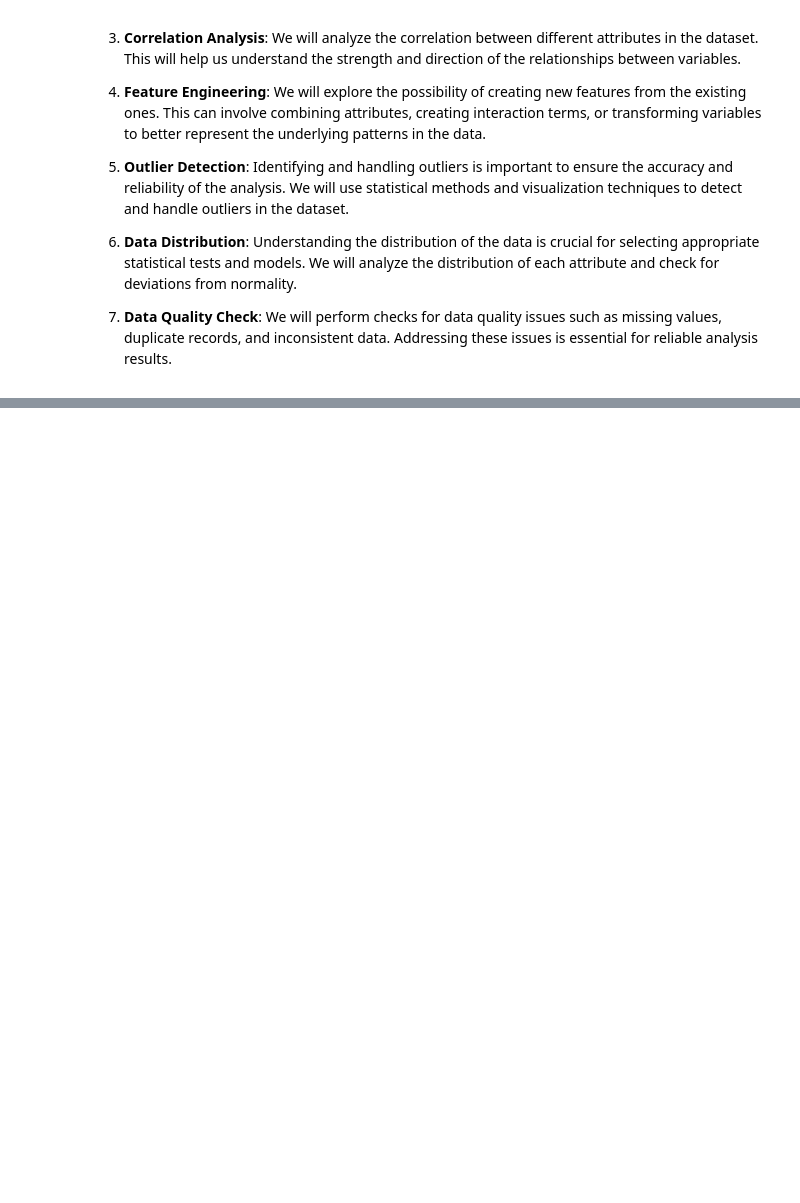
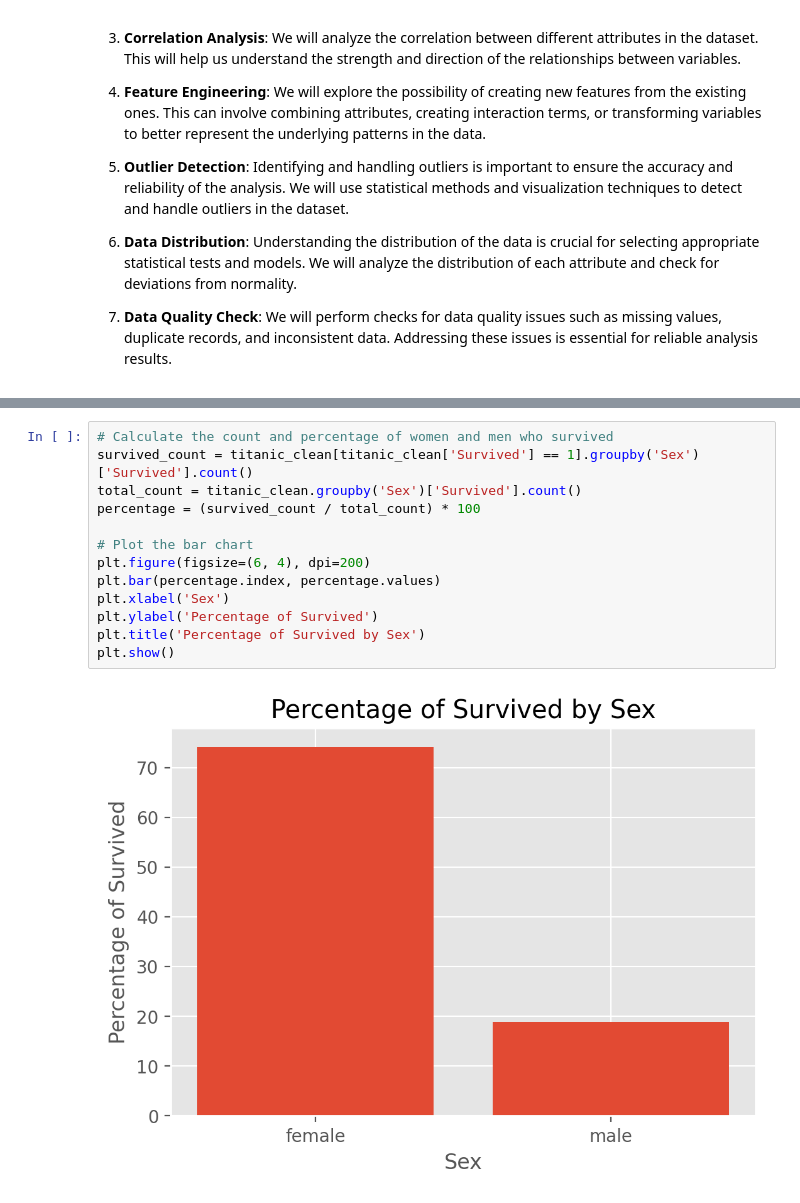
Before and after one commit to N1ch0l4sM/titanic, a Jupyter notebook: titanic.ipynb, the cells around one changed output, grey strips where cells are left out. Drawn from its saved outputs; the diff is of its cells as text; blank space fills up the shorter version.

```diff
--- a/titanic.ipynb
+++ b/titanic.ipynb
@@ -189,0 +192,15 @@ plt.show()
+# %%
+# Calculate the count and percentage of women and men who survived
+survived_count = titanic_clean[titanic_clean['Survived'] == 1].groupby('Sex')['Survived'].count()
+total_count = titanic_clean.groupby('Sex')['Survived'].count()
+percentage = (survived_count / total_count) * 100
+
+# Plot the bar chart
+plt.figure(figsize=(6, 4), dpi=200)
+plt.bar(percentage.index, percentage.values)
+plt.xlabel('Sex')
+plt.ylabel('Percentage of Survived')
+plt.title('Percentage of Survived by Sex')
+plt.show()
+# %% [output]
+[figure, added]
```
Also changed, not shown: parts of 10 cells of this notebook, 1 other file.
